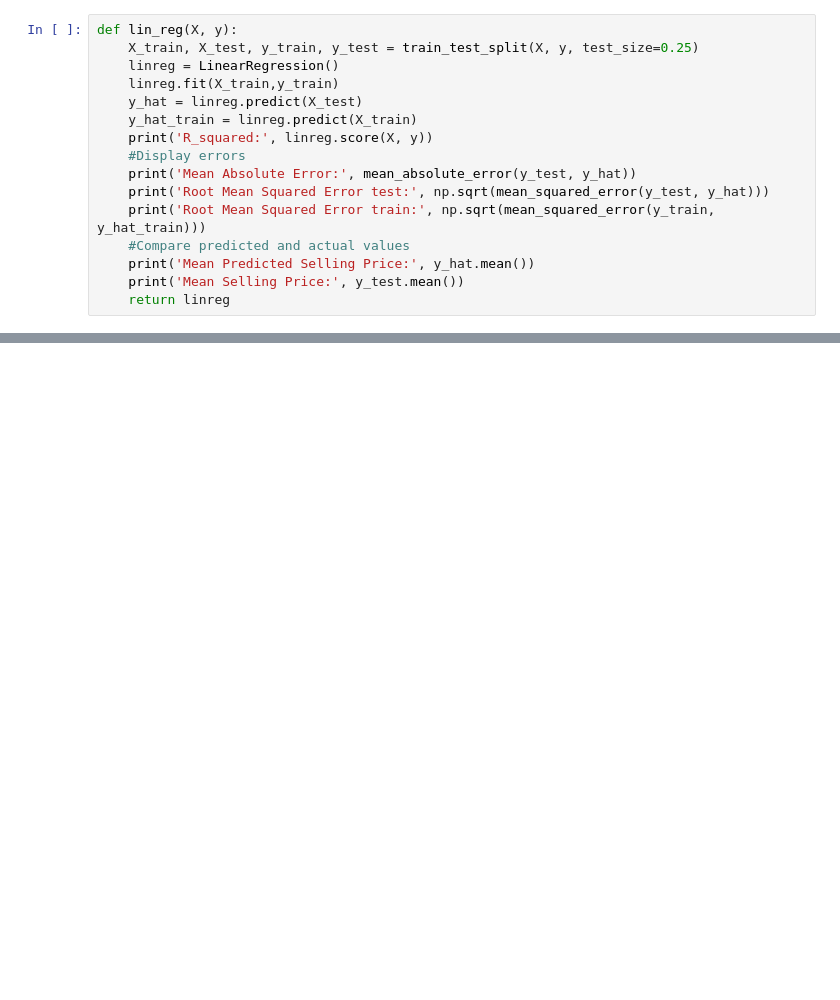
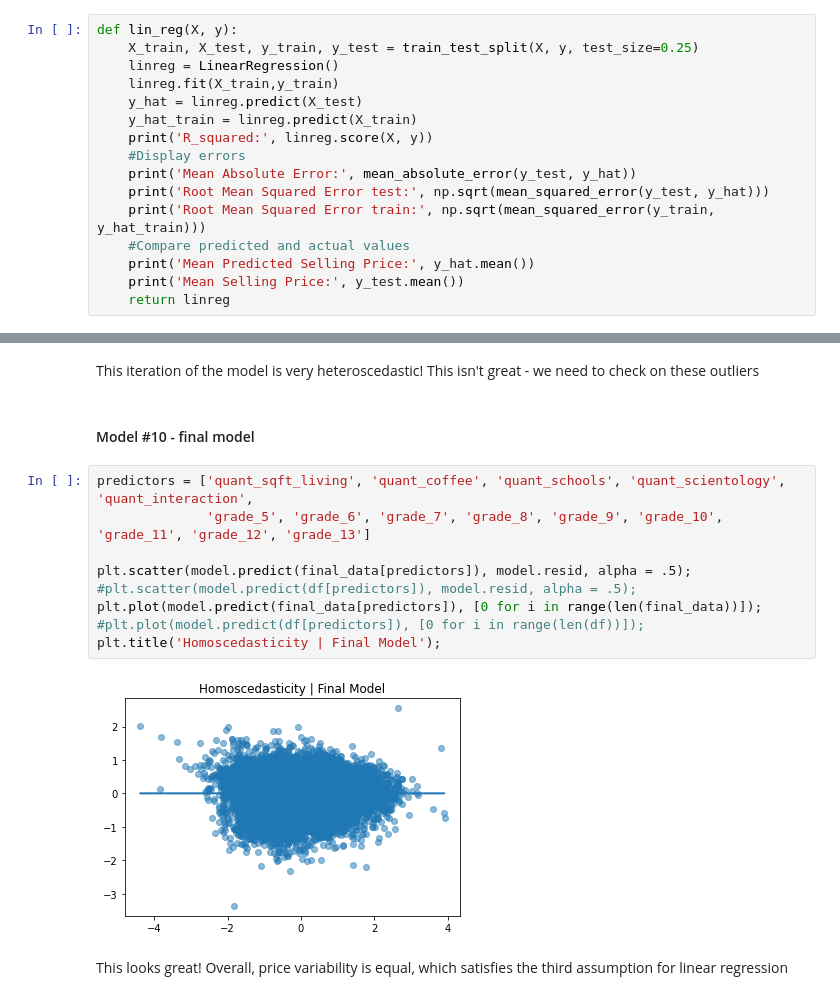
Before and after one commit to dtunnicliffe/house-price-regression-project, a Jupyter notebook: Modeling_Final.ipynb, the cells around one changed output, grey strips where cells are left out. Saved outputs shown, nothing was run; the diff lists cells and outputs as text; blank space fills up the shorter version.

```diff
--- a/Modeling_Final.ipynb
+++ b/Modeling_Final.ipynb
@@ -450,0 +580,17 @@ print('13: ' + str(sum_of_grade_13))
+# %% [markdown]
+This iteration of the model is very heteroscedastic! This isn't great - we need to check on these outliers
+# %% [markdown]
+#### Model #10 - final model
+# %%
+predictors = ['quant_sqft_living', 'quant_coffee', 'quant_schools', 'quant_scientology', 'quant_interaction',
+              'grade_5', 'grade_6', 'grade_7', 'grade_8', 'grade_9', 'grade_10', 'grade_11', 'grade_12', 'grade_13']
+
+plt.scatter(model.predict(final_data[predictors]), model.resid, alpha = .5);
+#plt.scatter(model.predict(df[predictors]), model.resid, alpha = .5);
+plt.plot(model.predict(final_data[predictors]), [0 for i in range(len(final_data))]);
+#plt.plot(model.predict(df[predictors]), [0 for i in range(len(df))]);
+plt.title('Homoscedasticity | Final Model');
+# %% [output]
+[figure, added]
+# %% [markdown]
+This looks great! Overall, price variability is equal, which satisfies the third assumption for linear regression
```
Also changed, not shown: parts of 28 cells of this notebook.
